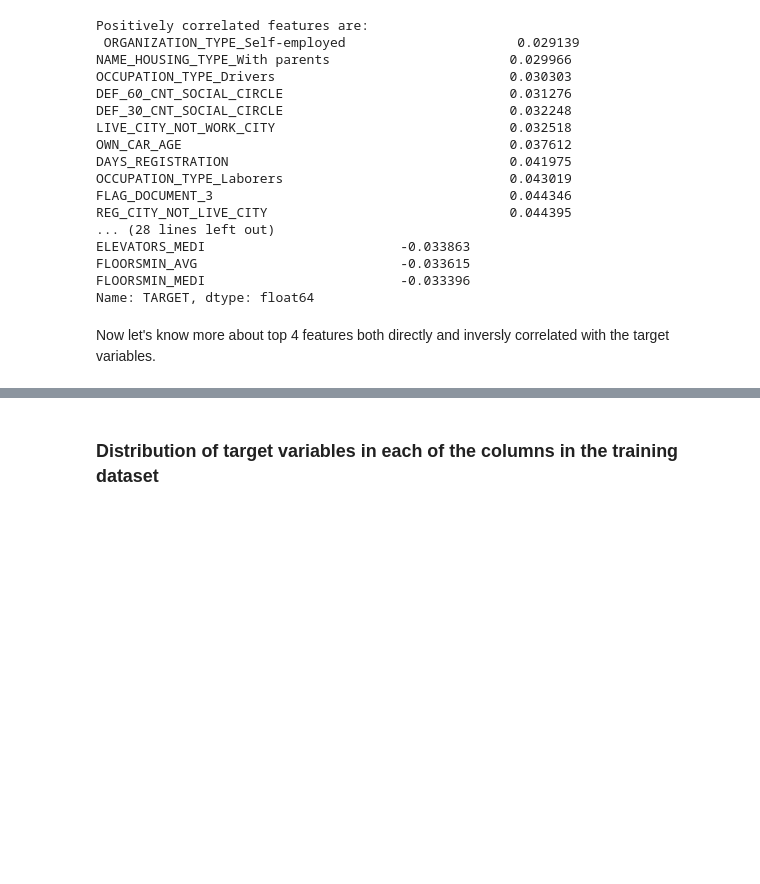
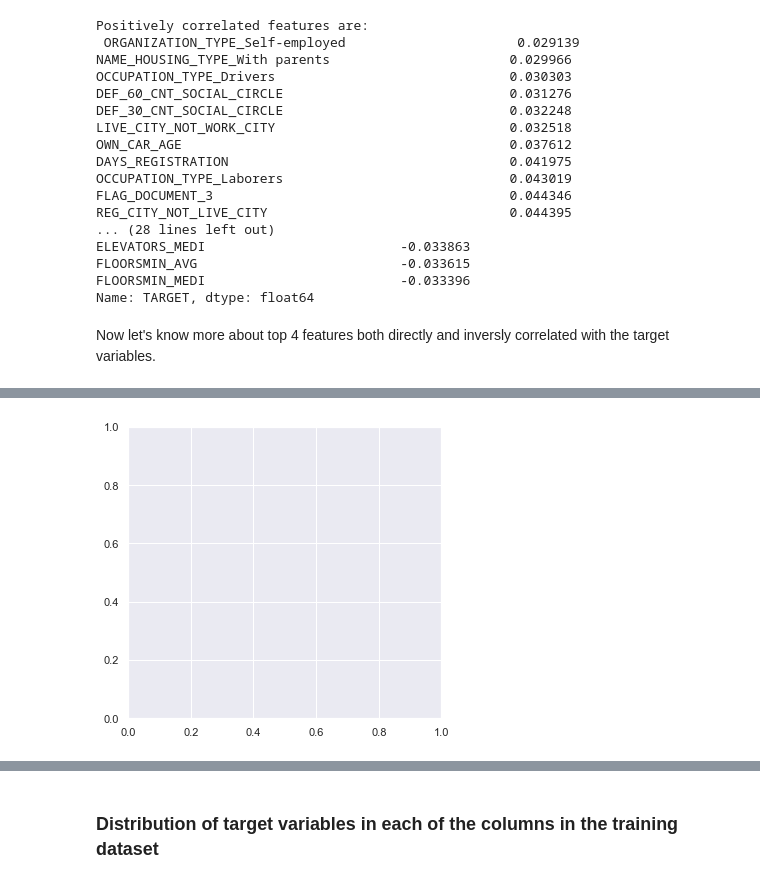
Before and after one commit to zahid1202/Credit_Default_Risk, a Jupyter notebook: CreditCardFraud.ipynb, the cells around one changed output, grey strips where cells are left out. Drawn from its saved outputs; the diff is of its cells as text; code cells hidden in the pictures; blank space fills up the shorter version.

```diff
--- a/CreditCardFraud.ipynb
+++ b/CreditCardFraud.ipynb
@@ -442,0 +450,4 @@ g = g.plot_marginals(sns.kdeplot,color="r", shade=True)
+# %%
+fig, ax = plt.subplots(figsize= (5,5))
+# %% [output]
+[figure, added]
```
Also changed, not shown: parts of 13 cells of this notebook.
